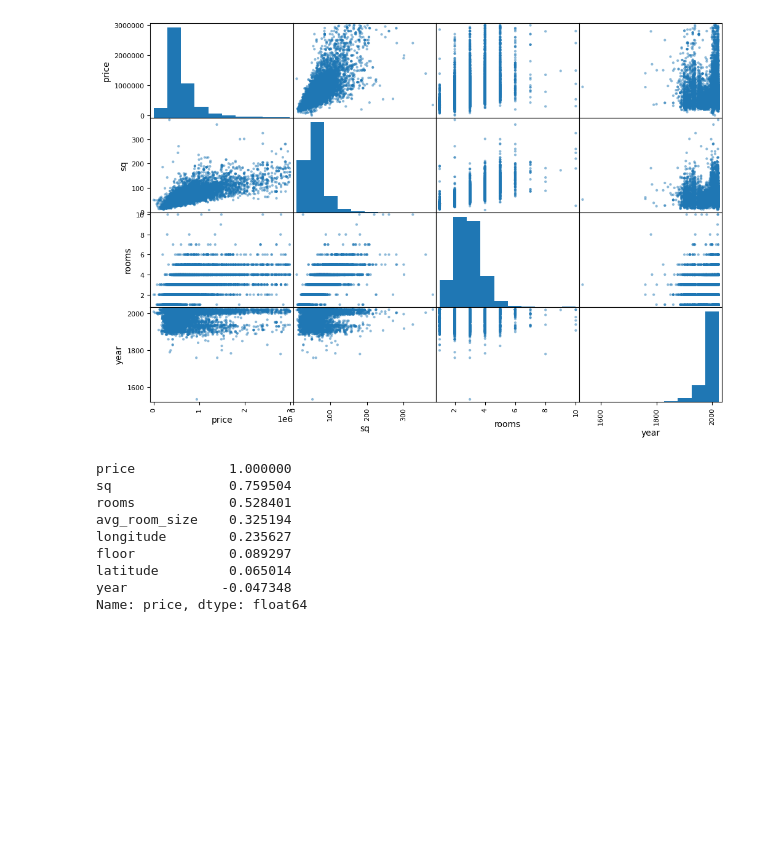
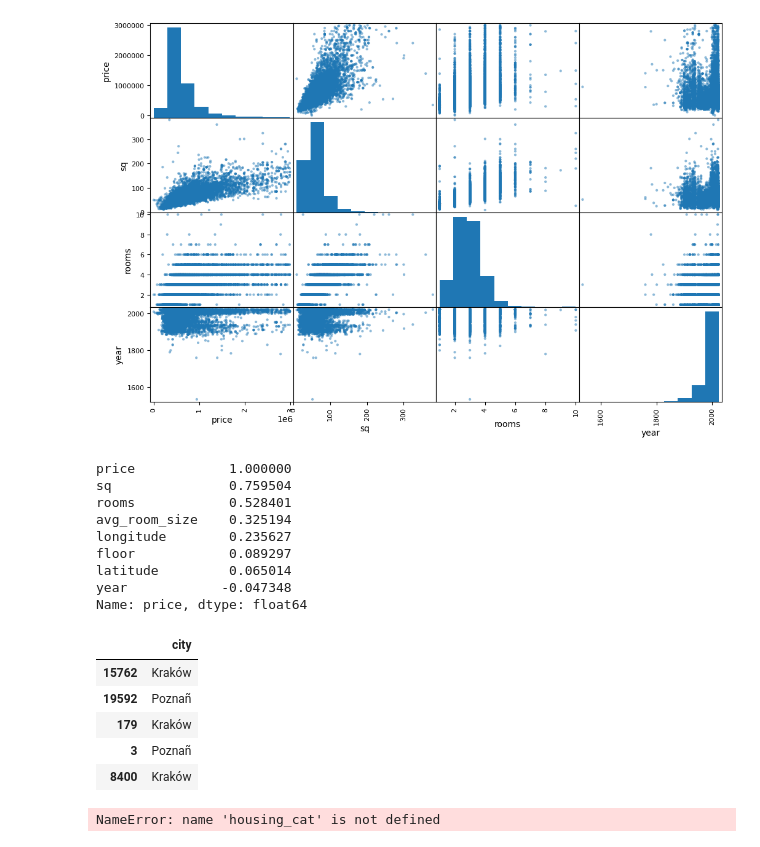
Before and after one commit to S4vyss/machine-learning, a Jupyter notebook: housing_california/mieszkania_polska.ipynb, the cells around one changed output. Drawn from its saved outputs; the diff is of its cells as text; code cells hidden in the pictures; blank space fills up the shorter version.

Commit message:
Encoded housing without address

```diff
--- a/housing_california/mieszkania_polska.ipynb
+++ b/housing_california/mieszkania_polska.ipynb
@@ -142,4 +142,23 @@ housing = train_set.copy()
 
 housing_labels = train_set['price'].copy()
 housing = train_set.drop('price', axis=1)
-housing_without_address = housing.drop('address', axis=1)
+housing_without = housing.drop('address', axis=1)
+# %%
+housing_without_cat = housing_without[['city']]
+housing_without_cat.head()
+# %% [output]
+|  | city |
+| 15762 | Kraków |
+| 19592 | Poznañ |
+| 179 | Kraków |
+| 3 | Poznañ |
+| 8400 | Kraków |
+# %%
+from sklearn.preprocessing import OneHotEncoder
+
+one_hot = OneHotEncoder()
+
+housing_without_cat_encoded = one_hot.fit_transform(housing_cat)
+housing_without_cat_encoded.toarray()
+# %% [output]
+NameError: name 'housing_cat' is not defined
```
